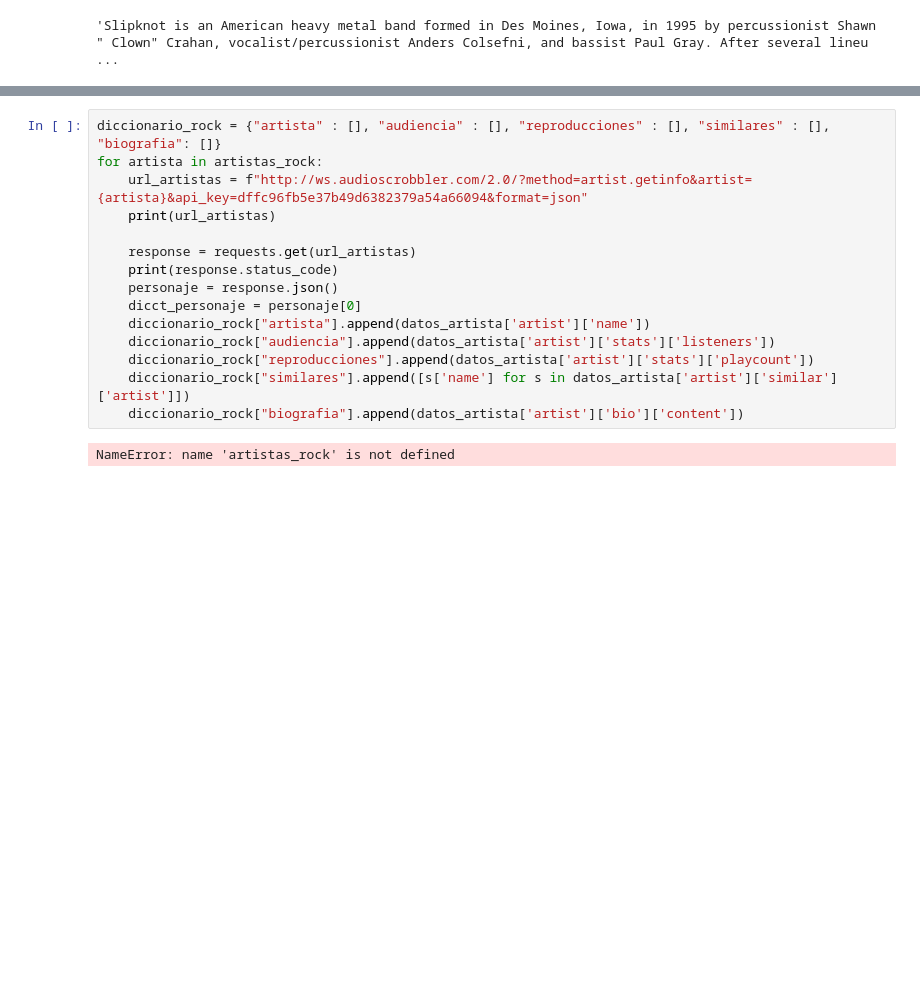
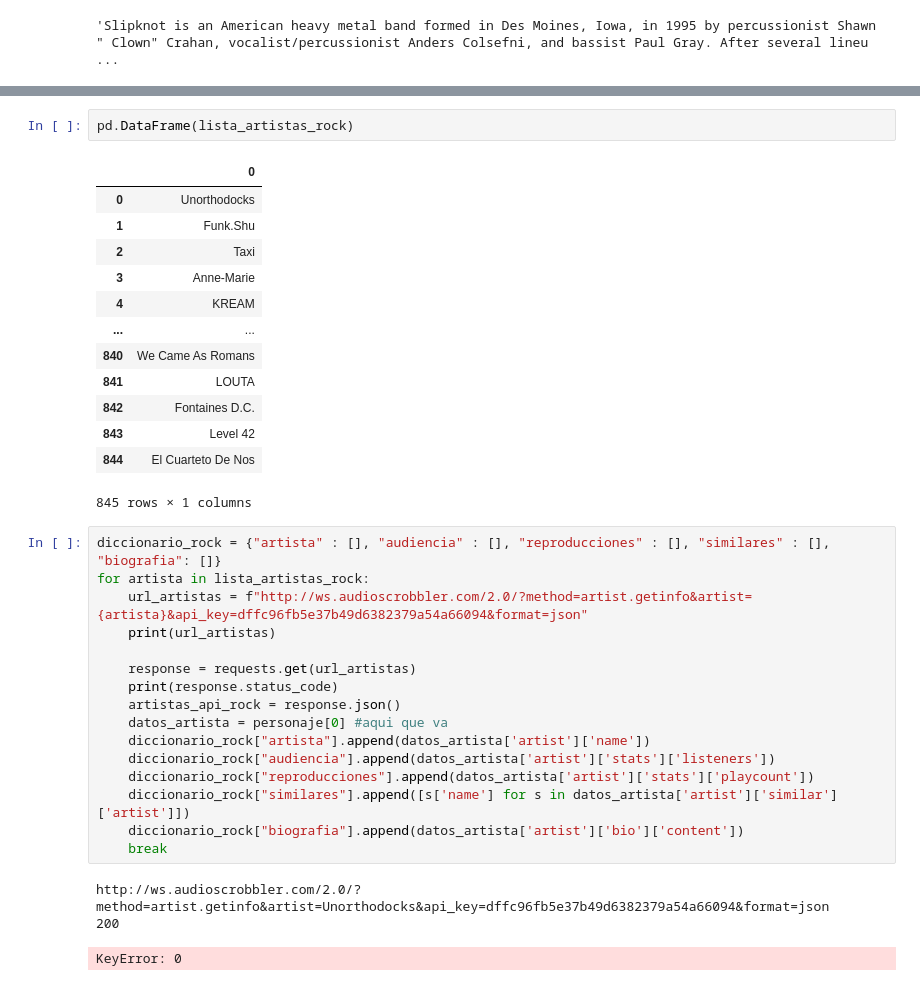
Before and after one commit to jesgonza2026/proyecto-da-promo-65-modulo-2-team-1, a Jupyter notebook: experimentorockapi.ipynb, the cells around one changed output, grey strips where cells are left out. Cells and saved outputs as stored; diff of their text form; blank space fills up the shorter version.

```diff
--- a/experimentorockapi.ipynb
+++ b/experimentorockapi.ipynb
@@ -139,17 +161,36 @@ FileNotFoundError: [Errno 2] No such file or directory: 'files/artistrock.json'
+# %%
+pd.DataFrame(lista_artistas_rock)
+# %% [output]
+|  | 0 |
+| 0 | Unorthodocks |
+| 1 | Funk.Shu |
+| 2 | Taxi |
+| 3 | Anne-Marie |
+| 4 | KREAM |
+| ... | ... |
+| 840 | We Came As Romans |
+| 841 | LOUTA |
+| 842 | Fontaines D.C. |
+| 843 | Level 42 |
+| 844 | El Cuarteto De Nos |
+845 rows × 1 columns
 # %%
 diccionario_rock = {"artista" : [], "audiencia" : [], "reproducciones" : [], "similares" : [], "biografia": []}
-for artista in artistas_rock:
+for artista in lista_artistas_rock:
     url_artistas = f"http://ws.audioscrobbler.com/2.0/?method=artist.getinfo&artist={artista}&api_key=dffc96fb5e37b49d6382379a54a66094&format=json"
     print(url_artistas)
 
     response = requests.get(url_artistas)
     print(response.status_code)
-    personaje = response.json()
-    dicct_personaje = personaje[0]
+    artistas_api_rock = response.json()
+    datos_artista = personaje[0] #aqui que va
     diccionario_rock["artista"].append(datos_artista['artist']['name'])
     diccionario_rock["audiencia"].append(datos_artista['artist']['stats']['listeners'])
     diccionario_rock["reproducciones"].append(datos_artista['artist']['stats']['playcount'])
     diccionario_rock["similares"].append([s['name'] for s in datos_artista['artist']['similar']['artist']])
     diccionario_rock["biografia"].append(datos_artista['artist']['bio']['content'])
+    break
 # %% [output]
-NameError: name 'artistas_rock' is not defined
+http://ws.audioscrobbler.com/2.0/?method=artist.getinfo&artist=Unorthodocks&api_key=dffc96fb5e37b49d6382379a54a66094&format=json
+200
+KeyError: 0
```
Also changed, not shown: parts of 10 cells of this notebook, 2 other files.
